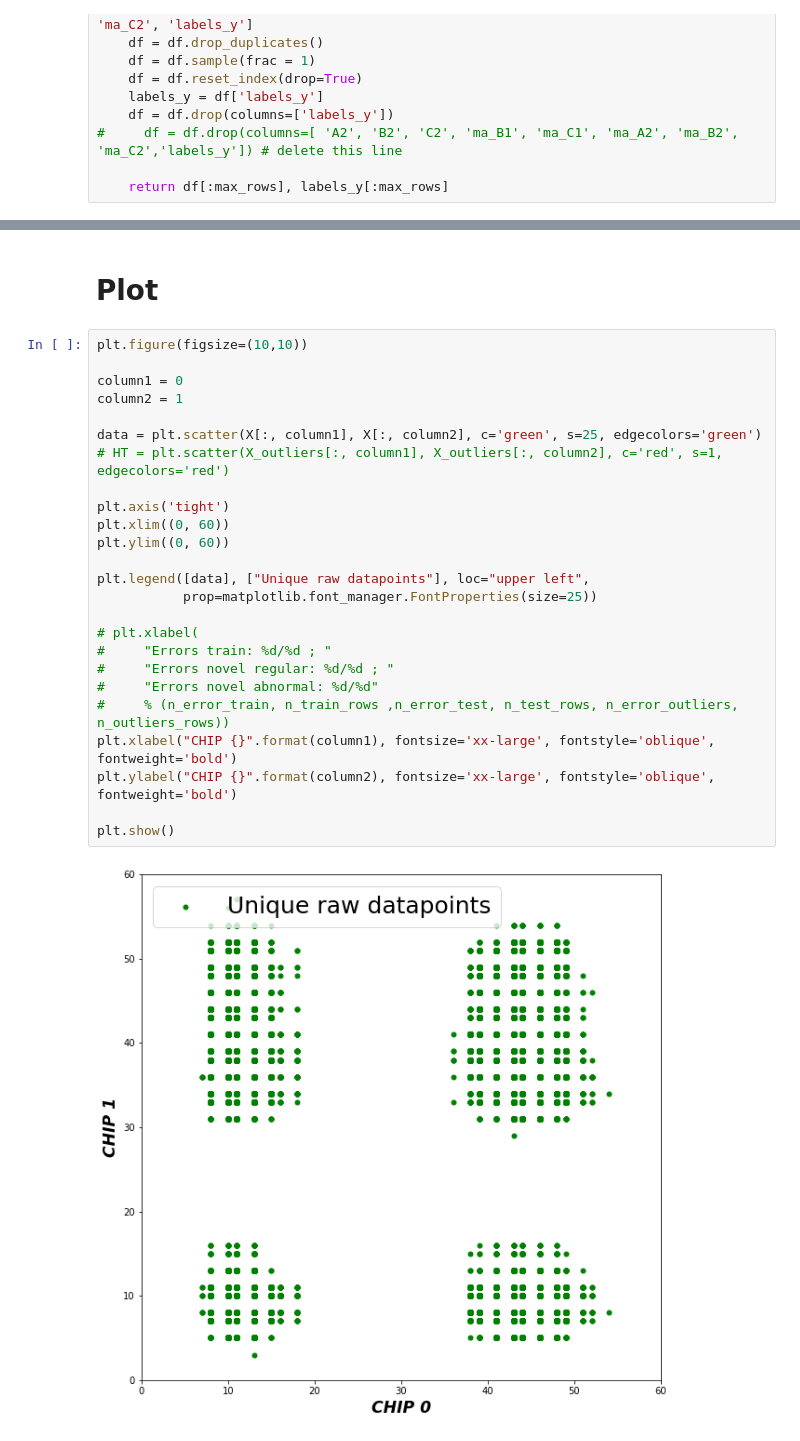
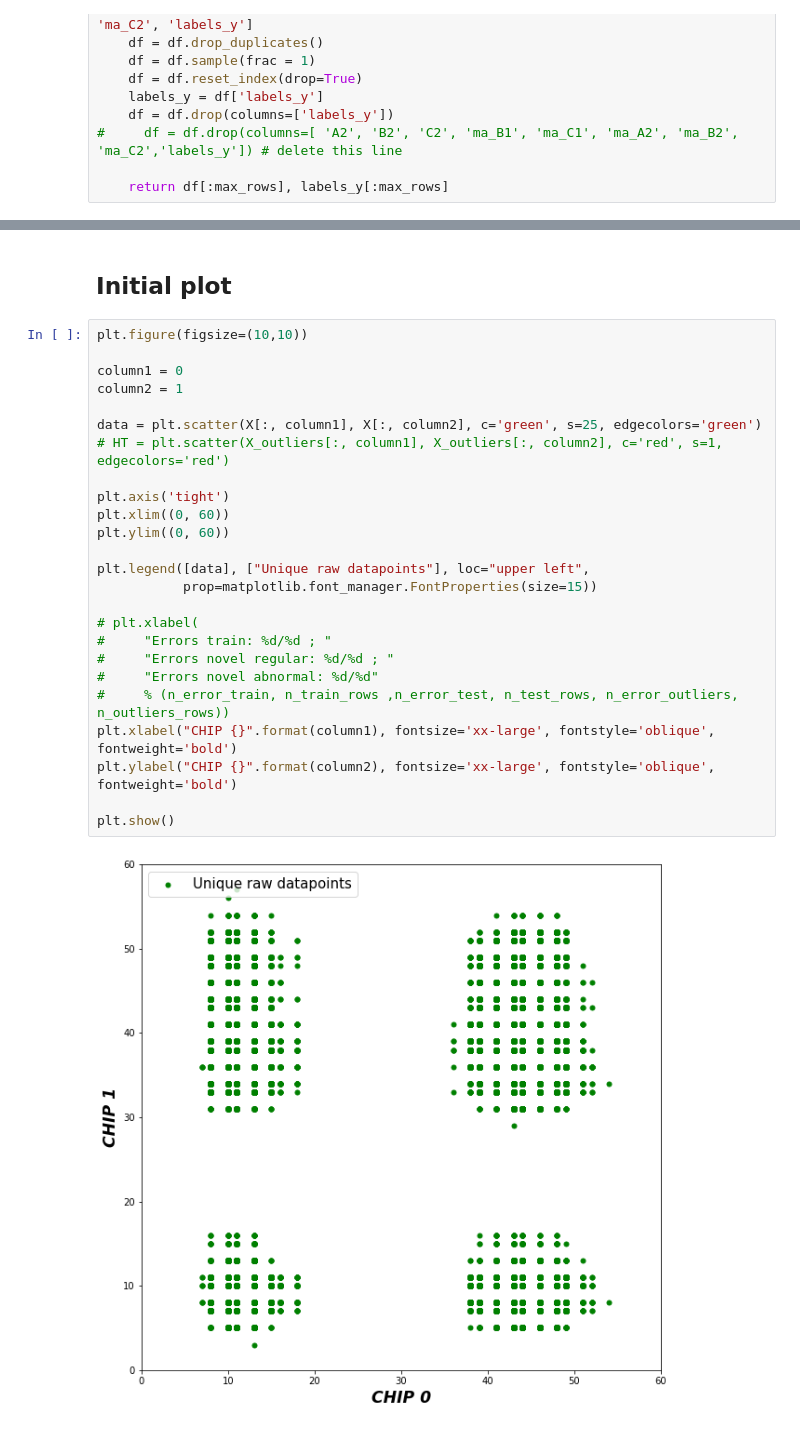
Before and after one commit to GorPiliposyan/HT_on_PCB, a Jupyter notebook: DBSCAN.ipynb, the cells around one changed output, grey strips where cells are left out. Cells and saved outputs as stored; diff of their text form.

```diff
--- a/DBSCAN.ipynb
+++ b/DBSCAN.ipynb
@@ -48,30 +46,30 @@ labels_y.shape
-# %% [markdown]
-# Plot
+# %% [markdown]
+## Initial plot
 # %%
 plt.figure(figsize=(10,10))
 
 column1 = 0
 column2 = 1
 
 data = plt.scatter(X[:, column1], X[:, column2], c='green', s=25, edgecolors='green')
 # HT = plt.scatter(X_outliers[:, column1], X_outliers[:, column2], c='red', s=1, edgecolors='red')
 
 plt.axis('tight')
 plt.xlim((0, 60))
 plt.ylim((0, 60))
 
 plt.legend([data], ["Unique raw datapoints"], loc="upper left",
-           prop=matplotlib.font_manager.FontProperties(size=25))
+           prop=matplotlib.font_manager.FontProperties(size=15))
 
 # plt.xlabel(
 #     "Errors train: %d/%d ; "
 #     "Errors novel regular: %d/%d ; "
 #     "Errors novel abnormal: %d/%d"
 #     % (n_error_train, n_train_rows ,n_error_test, n_test_rows, n_error_outliers, n_outliers_rows))
 plt.xlabel("CHIP {}".format(column1), fontsize='xx-large', fontstyle='oblique', fontweight='bold')
 plt.ylabel("CHIP {}".format(column2), fontsize='xx-large', fontstyle='oblique', fontweight='bold')
 
 plt.show()
 # %% [output]
-[figure, old version]
+[figure, new version]
 # %% [markdown]
```
Also changed, not shown: parts of 38 cells of this notebook.
